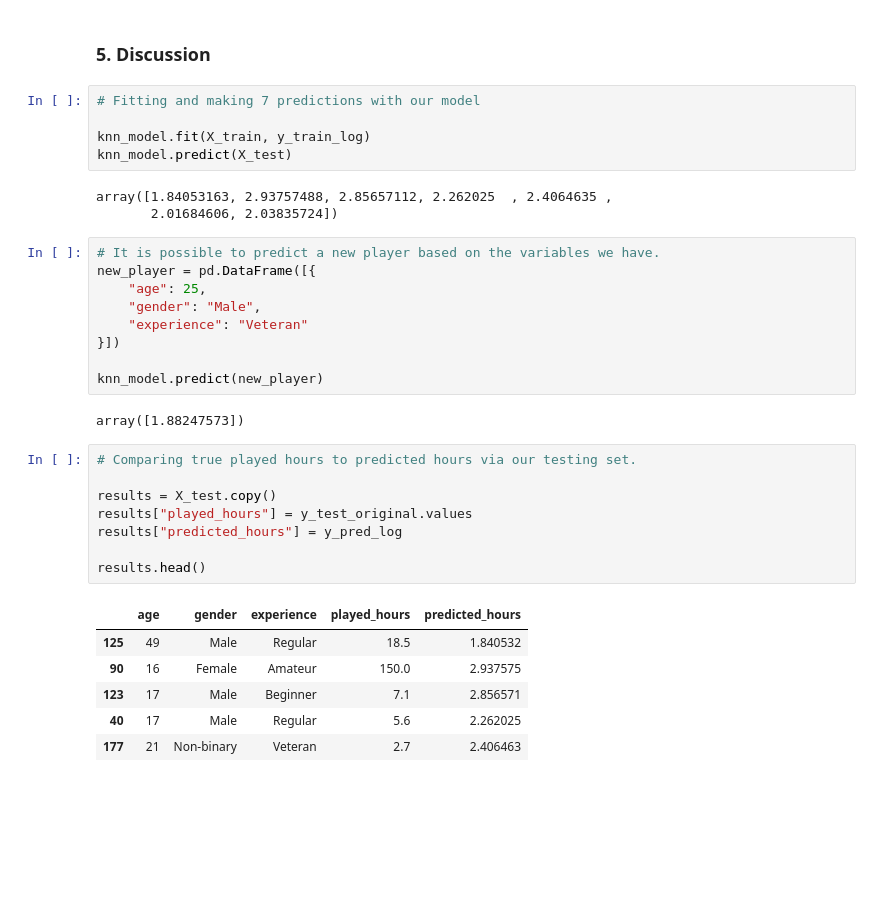
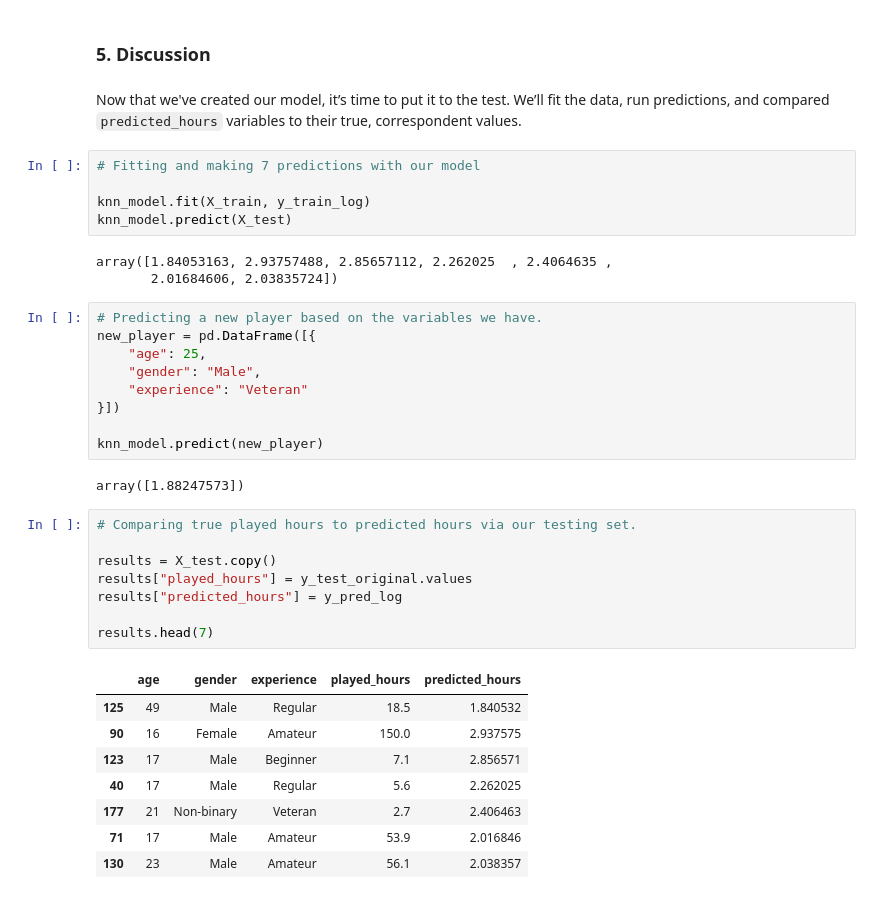
Before and after one commit to chancesong10/video-game-research-project, a Jupyter notebook: Project.ipynb, the cells around one changed output. Drawn from its saved outputs; the diff is of its cells as text; blank space fills up the shorter version.

```diff
--- a/Project.ipynb
+++ b/Project.ipynb
@@ -485,6 +485,8 @@ Model evaluation supports this observation. The error on the log-transformed sca
 Overall, while the model captures broad structure in the log scale, it struggles to provide accurate hour-level predictions for individual players on the original scale.
 # %% [markdown]
 ### 5. Discussion
+# %% [markdown]
+Now that we've created our model, it’s time to put it to the test. We’ll fit the data, run predictions, and compared `predicted_hours` variables to their true, correspondent values.
 # %%
 # Fitting and making 7 predictions with our model
 
@@ -494,7 +496,7 @@ knn_model.predict(X_test)
 array([1.84053163, 2.93757488, 2.85657112, 2.262025  , 2.4064635 ,
        2.01684606, 2.03835724])
 # %%
-# It is possible to predict a new player based on the variables we have.
+# Predicting a new player based on the variables we have.
 new_player = pd.DataFrame([{
     "age": 25,
     "gender": "Male",
@@ -507,15 +509,17 @@ array([1.88247573])
 # %%
 # Comparing true played hours to predicted hours via our testing set.
 
 results = X_test.copy()
 results["played_hours"] = y_test_original.values
 results["predicted_hours"] = y_pred_log
 
-results.head()
+results.head(7)
 # %% [output]
 |  | age | gender | experience | played_hours | predicted_hours |
 | 125 | 49 | Male | Regular | 18.5 | 1.840532 |
 | 90 | 16 | Female | Amateur | 150.0 | 2.937575 |
 | 123 | 17 | Male | Beginner | 7.1 | 2.856571 |
 | 40 | 17 | Male | Regular | 5.6 | 2.262025 |
 | 177 | 21 | Non-binary | Veteran | 2.7 | 2.406463 |
+| 71 | 17 | Male | Amateur | 53.9 | 2.016846 |
+| 130 | 23 | Male | Amateur | 56.1 | 2.038357 |
```
Also changed, not shown: parts of 2 cells of this notebook.
